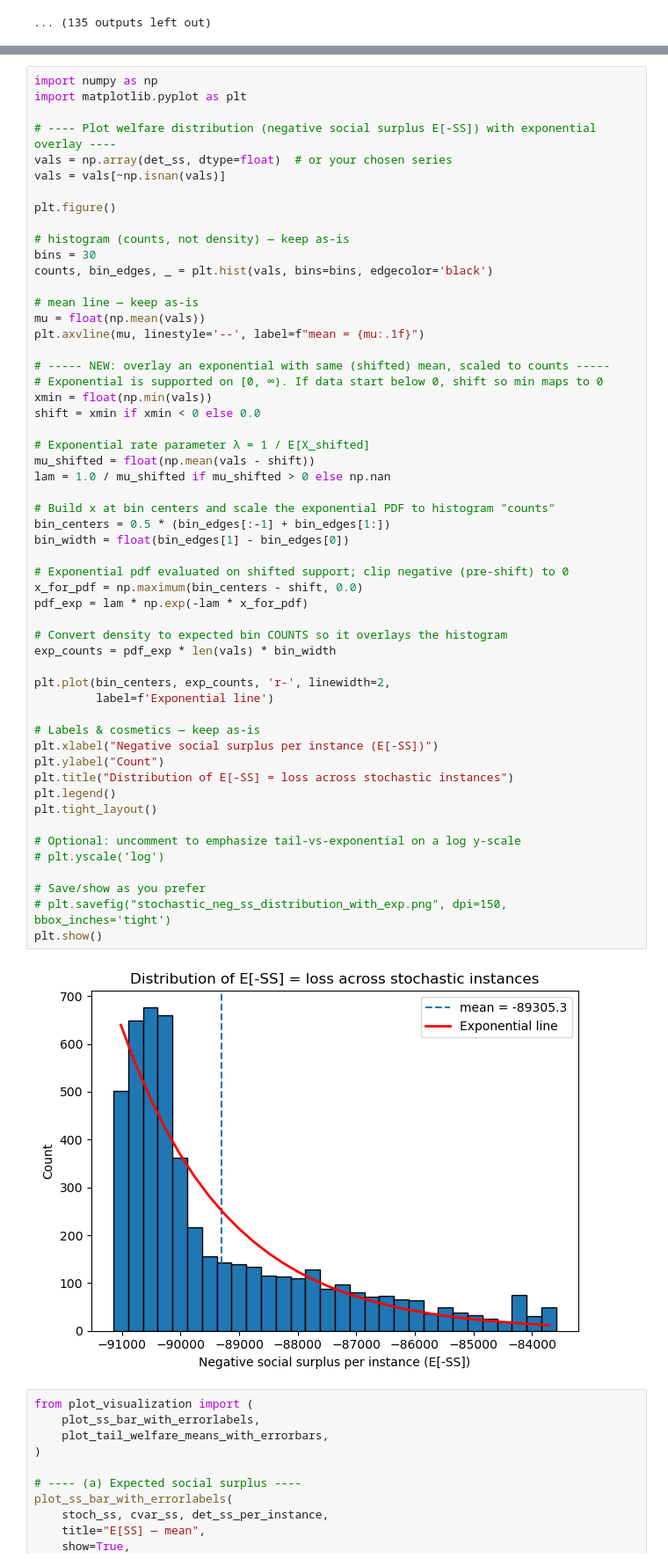
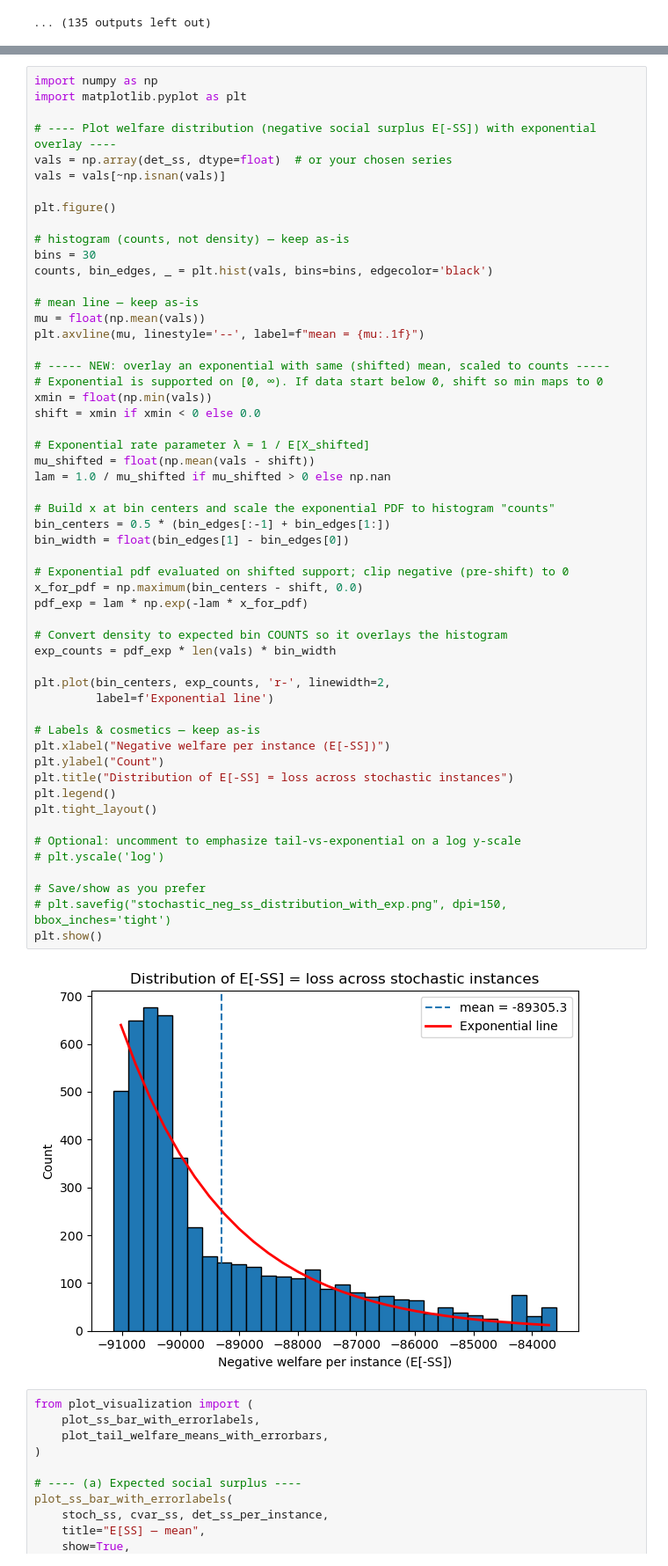
Before and after one commit to maxboonban/zavala_electricity_market, a Jupyter notebook: visualize_distributions.ipynb, the cells around one changed output, grey strips where cells are left out. Shown at 88% size. Drawn from its saved outputs; the diff is of its cells as text.

```diff
--- a/visualize_distributions.ipynb
+++ b/visualize_distributions.ipynb
@@ -733,35 +733,35 @@ shift = xmin if xmin < 0 else 0.0
 mu_shifted = float(np.mean(vals - shift))
 lam = 1.0 / mu_shifted if mu_shifted > 0 else np.nan
 
 # Build x at bin centers and scale the exponential PDF to histogram "counts"
 bin_centers = 0.5 * (bin_edges[:-1] + bin_edges[1:])
 bin_width = float(bin_edges[1] - bin_edges[0])
 
 # Exponential pdf evaluated on shifted support; clip negative (pre-shift) to 0
 x_for_pdf = np.maximum(bin_centers - shift, 0.0)
 pdf_exp = lam * np.exp(-lam * x_for_pdf)
 
 # Convert density to expected bin COUNTS so it overlays the histogram
 exp_counts = pdf_exp * len(vals) * bin_width
 
 plt.plot(bin_centers, exp_counts, 'r-', linewidth=2,
          label=f'Exponential line')
 
 # Labels & cosmetics — keep as-is
-plt.xlabel("Negative social surplus per instance (E[-SS])")
+plt.xlabel("Negative welfare per instance (E[-SS])")
 plt.ylabel("Count")
 plt.title("Distribution of E[-SS] = loss across stochastic instances")
 plt.legend()
 plt.tight_layout()
 
 # Optional: uncomment to emphasize tail-vs-exponential on a log y-scale
 # plt.yscale('log')
 
 # Save/show as you prefer
 # plt.savefig("stochastic_neg_ss_distribution_with_exp.png", dpi=150, bbox_inches='tight')
 plt.show()
 # %% [output]
-[figure, old version]
+[figure, new version]
 # %%
 from plot_visualization import (
     plot_ss_bar_with_errorlabels,
```
Also changed, not shown: 3 other files.
